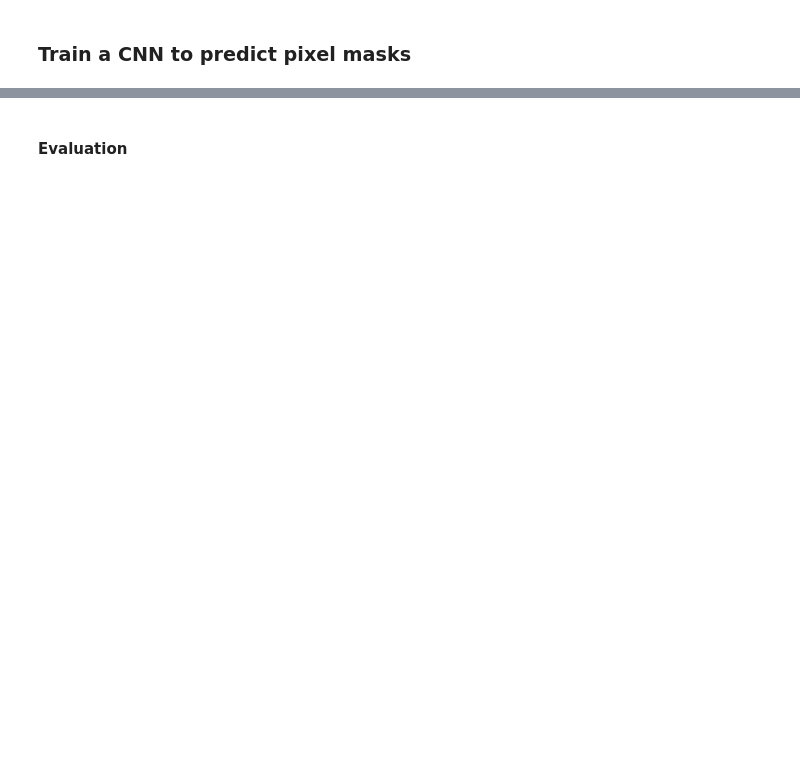
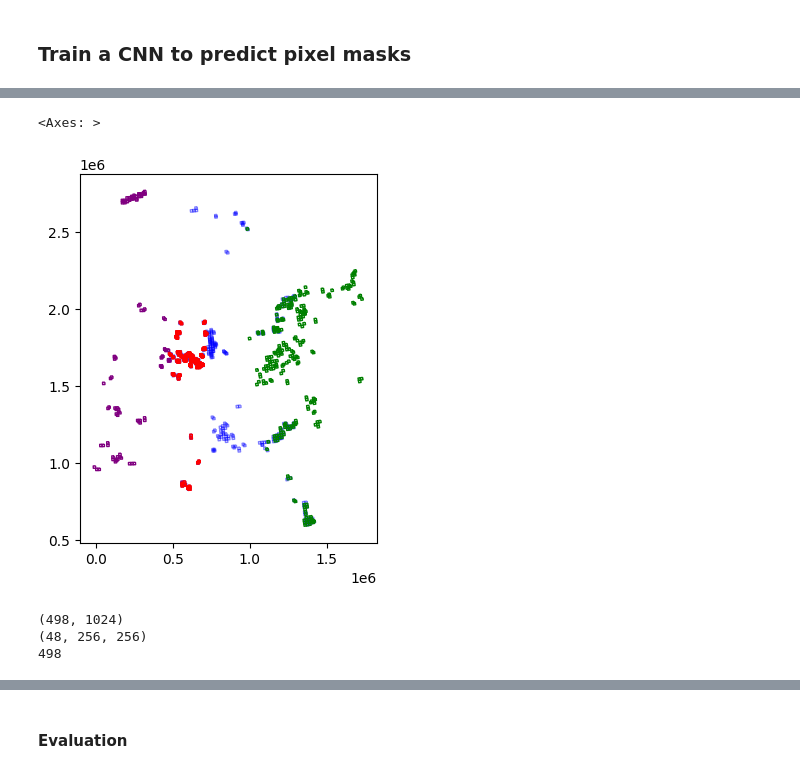
Before and after one commit to Ode-PBLLC/aquarry, a Jupyter notebook: mine_mapping.ipynb, the cells around one changed output, grey strips where cells are left out. Drawn from its saved outputs; the diff is of its cells as text; code cells hidden in the pictures; blank space fills up the shorter version.

```diff
--- a/mine_mapping.ipynb
+++ b/mine_mapping.ipynb
@@ -1554,0 +1477,3 @@ print(len(resampled_us16))
+# %%
+for i in range(len(us_rasters_xr16)):
+    us_rasters_xr16[i]['pit_lakes'] = us_rasters_xr16[i]['pit_lakes'].rename({'x': 'lon', 'y': 'lat'})
@@ -1692,8 +1810,11 @@ for i in range(len(resampled_us16)):
     resampled_us16_np[i] = np.array(resampled_us16[i])
 
 resampled_us16_np = np.where(np.isnan(resampled_us16_np), 0, resampled_us16_np)
-resampled_us16_np = np.round_(resampled_us16_np)
+resampled_us16_np = np.round_(resampled_us16_np) # Account for interpolation differences
 resampled_us16_np = np.int_(resampled_us16_np)
+
+# Flip numpy arrays so it aligns with image
+resampled_us16_np = np.flip(resampled_us16_np, axis=1)
 # %%
 # 17 Clean training data and convert list of arrays to array
 resampled_us17_np = resampled_us17
@@ -1738,0 +1907,29 @@ test_raster_array17 = np.stack([item for idx, item in enumerate(resampled_us17_n
+# %%
+#16 Prep training data
+
+us_embs_with_polys_dropped16 = us_embs_with_polys_dropped16.reset_index(drop=True)
+
+index = sorted(random.sample(range(0, len(resampled_us16_np)), 1))
+
+train_embs_with_polys16 = us_embs_with_polys_dropped16.drop(index = index)
+train_embs_array16 = np.vstack(train_embs_with_polys16['embeddings'])
+train_raster_array16 = np.stack([item for idx, item in enumerate(resampled_us16_np) if idx not in index])
+
+test_embs_with_polys16 = us_embs_with_polys_dropped16.iloc[index]
+test_embs_array16 = np.vstack(test_embs_with_polys16['embeddings'])
+test_raster_array16 = np.stack([item for idx, item in enumerate(resampled_us16_np) if idx in index])
+
+# Check for overlapping pits between train and test for 15 and 16
+test_embs_with_polys15 = test_embs_with_polys15.reset_index(drop = True)
+overlap1516 = gpd.sjoin(test_embs_with_polys15[['geometry','grid_zone', 'mine']], train_embs_with_polys16[['geometry','grid_zone']], how = 'inner', rsuffix = '1').drop_duplicates('geometry')
+print(f'Overlap on 15 and 16: {len(overlap1516)}')
+
+# Drop overlap from 15
+test_embs_with_polys15 = test_embs_with_polys15.drop(index = overlap1516.index)
+idx_to_drop = overlap1516.index
+test_raster_array15 = np.delete(test_raster_array15, idx_to_drop, axis=0)
+test_embs_array15 = np.delete(test_embs_array15, idx_to_drop, axis = 0)
+
+print(test_embs_with_polys15.shape)
+print(test_raster_array15.shape)
+print(test_embs_array15.shape)
@@ -1747,13 +2011,28 @@ print(np.unique(test_raster_array17, return_counts = True))
+# %%
+# Visualize pit lake chips
+fig, ax = plt.subplots()
+#us11_positive_embs_avg['geometry'].plot(ax = ax, facecolor = "none", edgecolor = "pink")
+us_embs_with_polys15['geometry'].plot(ax = ax, facecolor = "none", edgecolor = "purple")
+us_embs_with_polys16['geometry'].plot(ax = ax, facecolor = "none", edgecolor = "blue", alpha = 0.5)
+us_embs_with_polys17['geometry'].plot(ax = ax, facecolor = "none", edgecolor = "green")
+overlap1516['geometry'].plot(ax = ax, facecolor = "none", edgecolor = "red")
+# %% [output]
+<Axes: >
+[figure, added]
 # %%
-train_embs_array1617 = np.concatenate((train_embs_array16, train_embs_array17), axis = 0)
-train_raster_array1617 = np.concatenate((train_raster_array16, train_raster_array17), axis = 0)
+train_embs_array15_17 = np.concatenate((train_embs_array15, train_embs_array16, train_embs_array17), axis = 0)
+train_raster_array15_17 = np.concatenate((train_raster_array15, train_raster_array16, train_raster_array17), axis = 0)
 
-test_raster_array1617 = np.concatenate((test_raster_array16, test_raster_array17), axis = 0)
-test_embs_array1617 = np.concatenate((test_embs_array16, test_embs_array17), axis = 0)
+test_raster_array15_17 = np.concatenate((test_raster_array15, test_raster_array16, test_raster_array17), axis = 0)
+test_embs_array15_17 = np.concatenate((test_embs_array15, test_embs_array16, test_embs_array17), axis = 0)
 
-train_embs_with_polys1617 = pd.concat([train_embs_with_polys16, train_embs_with_polys17])
-test_embs_with_polys1617 = pd.concat([test_embs_with_polys16, test_embs_with_polys17])
+train_embs_with_polys15_17 = pd.concat([train_embs_with_polys15, train_embs_with_polys16, train_embs_with_polys17])
+test_embs_with_polys15_17 = pd.concat([test_embs_with_polys15, test_embs_with_polys16, test_embs_with_polys17])
 
-print(train_embs_array1617.shape)
-print(test_raster_array1617.shape)
-print(len(train_embs_with_polys1617))
+print(train_embs_array15_17.shape)
+print(test_raster_array15_17.shape)
+print(len(train_embs_with_polys15_17))
+# %% [output]
+(498, 1024)
+(48, 256, 256)
+498
```
Also changed, not shown: parts of 177 cells of this notebook.
